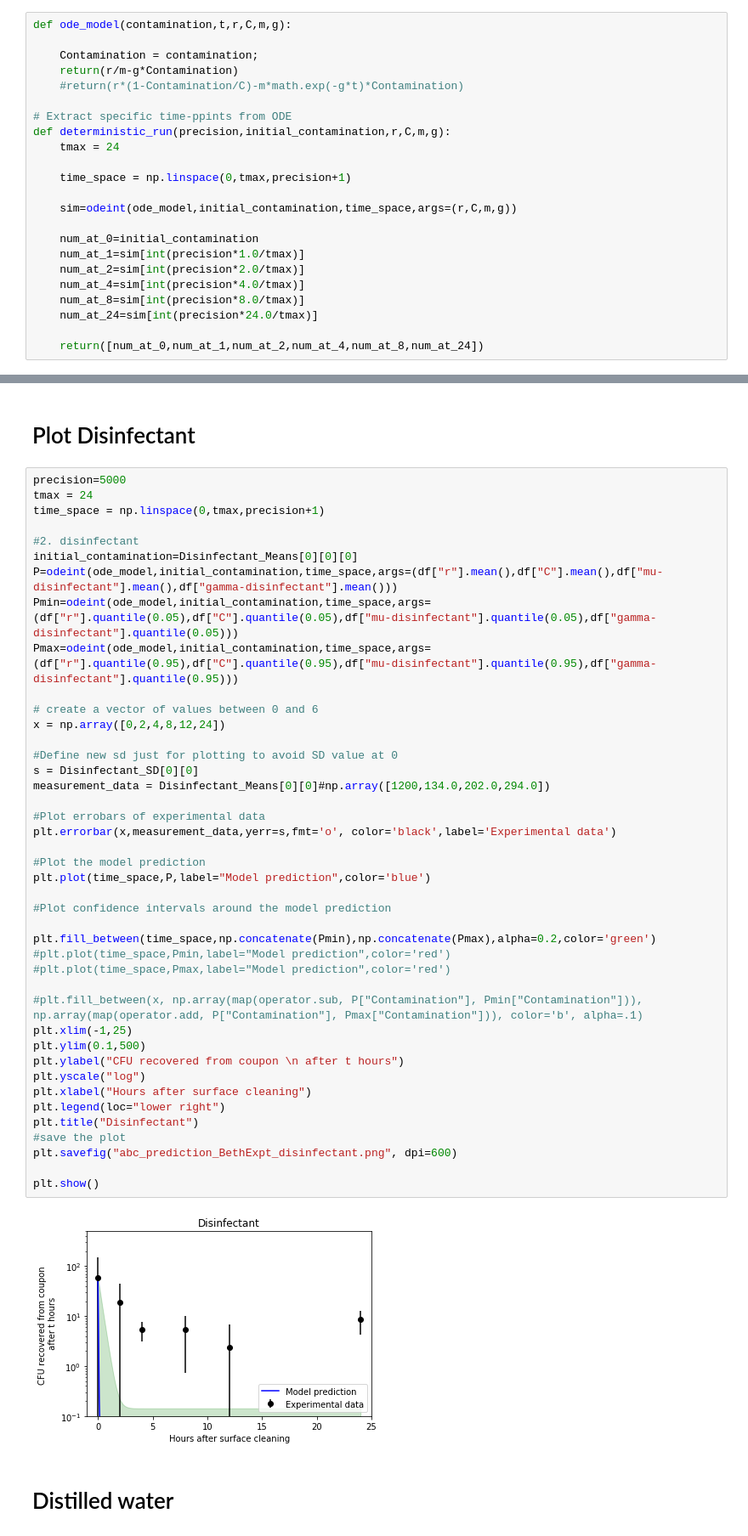
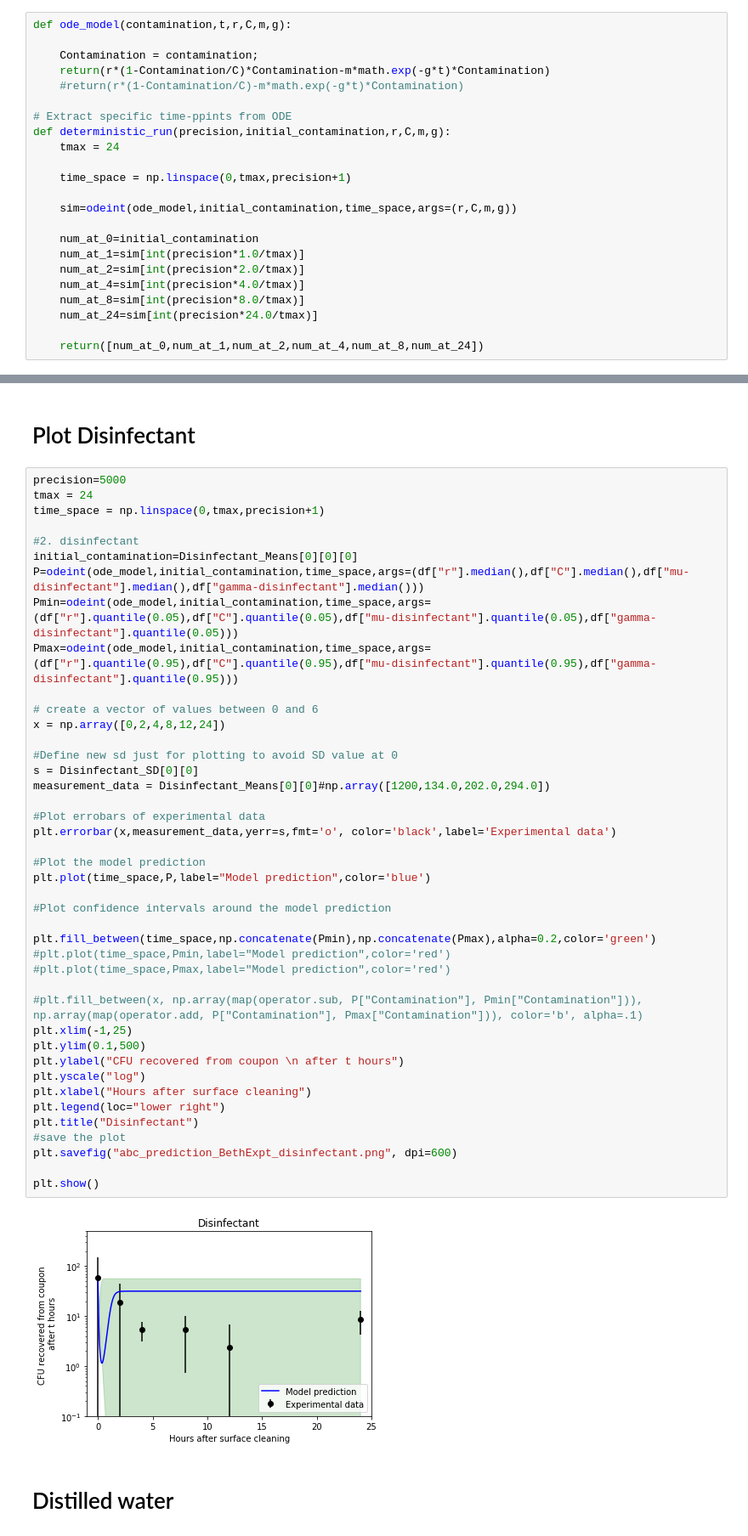
Before and after one commit to MarcoFelipeKing/Cleaning, a Jupyter notebook: Code/ABCCODE/Beth_ABC_plotting.ipynb, the cells around one changed output, grey strips where cells are left out. Shown at 85% size. Saved outputs shown, nothing was run; the diff lists cells and outputs as text.

```diff
--- a/Code/ABCCODE/Beth_ABC_plotting.ipynb
+++ b/Code/ABCCODE/Beth_ABC_plotting.ipynb
@@ -11,7 +11,7 @@ from sympy import ordered
 def ode_model(contamination,t,r,C,m,g):
 
 	Contamination = contamination;
-	return(r/m-g*Contamination)
+	return(r*(1-Contamination/C)*Contamination-m*math.exp(-g*t)*Contamination)
 	#return(r*(1-Contamination/C)-m*math.exp(-g*t)*Contamination)
 
 # Extract specific time-ppints from ODE
@@ -124,7 +124,7 @@ time_space = np.linspace(0,tmax,precision+1)
 
 #2. disinfectant
 initial_contamination=Disinfectant_Means[0][0][0]
-P=odeint(ode_model,initial_contamination,time_space,args=(df["r"].mean(),df["C"].mean(),df["mu-disinfectant"].mean(),df["gamma-disinfectant"].mean()))
+P=odeint(ode_model,initial_contamination,time_space,args=(df["r"].median(),df["C"].median(),df["mu-disinfectant"].median(),df["gamma-disinfectant"].median()))
 Pmin=odeint(ode_model,initial_contamination,time_space,args=(df["r"].quantile(0.05),df["C"].quantile(0.05),df["mu-disinfectant"].quantile(0.05),df["gamma-disinfectant"].quantile(0.05)))
 Pmax=odeint(ode_model,initial_contamination,time_space,args=(df["r"].quantile(0.95),df["C"].quantile(0.95),df["mu-disinfectant"].quantile(0.95),df["gamma-disinfectant"].quantile(0.95)))
 
@@ -133,34 +133,34 @@ x = np.array([0,2,4,8,12,24])
 
 #Define new sd just for plotting to avoid SD value at 0
 s = Disinfectant_SD[0][0]
 measurement_data = Disinfectant_Means[0][0]#np.array([1200,134.0,202.0,294.0])
 
 #Plot errobars of experimental data
 plt.errorbar(x,measurement_data,yerr=s,fmt='o', color='black',label='Experimental data')
 
 #Plot the model prediction
 plt.plot(time_space,P,label="Model prediction",color='blue')
 
 #Plot confidence intervals around the model prediction
 
 plt.fill_between(time_space,np.concatenate(Pmin),np.concatenate(Pmax),alpha=0.2,color='green')
 #plt.plot(time_space,Pmin,label="Model prediction",color='red')
 #plt.plot(time_space,Pmax,label="Model prediction",color='red')
 
 #plt.fill_between(x, np.array(map(operator.sub, P["Contamination"], Pmin["Contamination"])), np.array(map(operator.add, P["Contamination"], Pmax["Contamination"])), color='b', alpha=.1)
 plt.xlim(-1,25)
 plt.ylim(0.1,500)
 plt.ylabel("CFU recovered from coupon \n after t hours")
 plt.yscale("log")
 plt.xlabel("Hours after surface cleaning")
 plt.legend(loc="lower right")
 plt.title("Disinfectant")
 #save the plot
 plt.savefig("abc_prediction_BethExpt_disinfectant.png", dpi=600)
 
 plt.show()
 # %% [output]
-[figure, old version]
+[figure, new version]
 # %% [markdown]
 # Distilled water
 # %%
```
Also changed, not shown: parts of 5 cells of this notebook, 5 other files.
